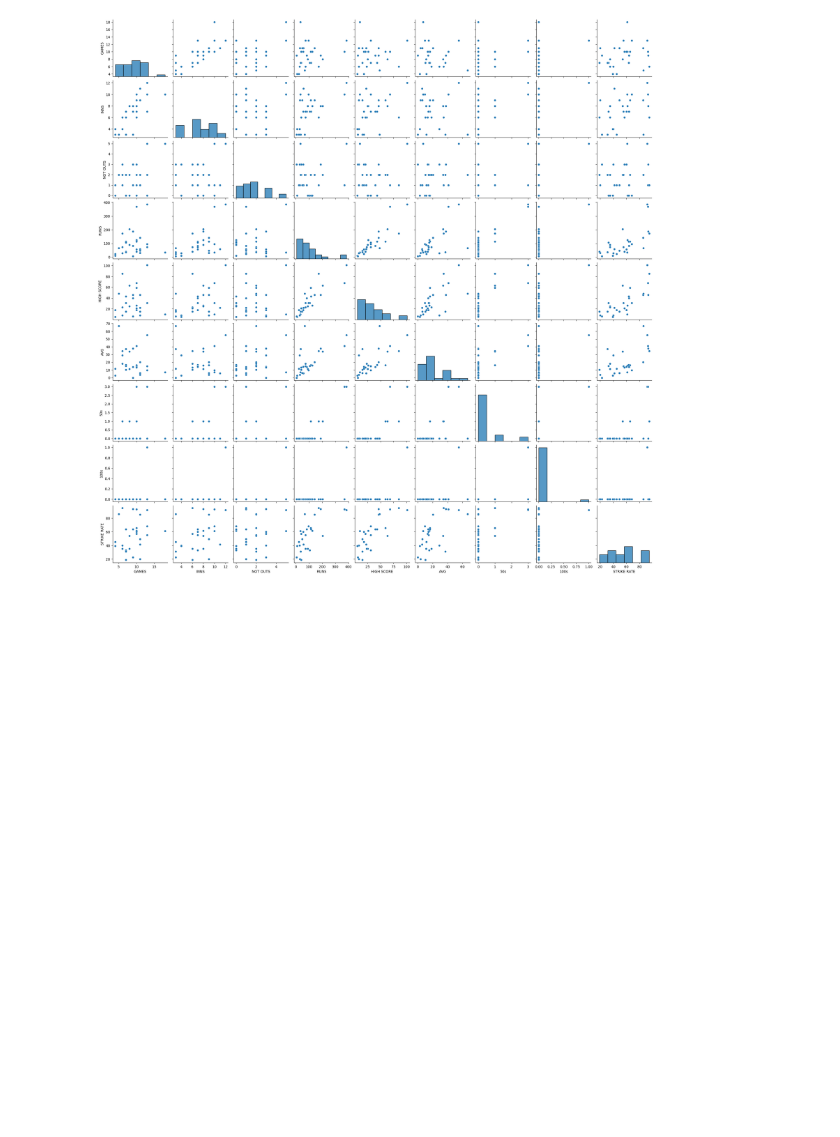
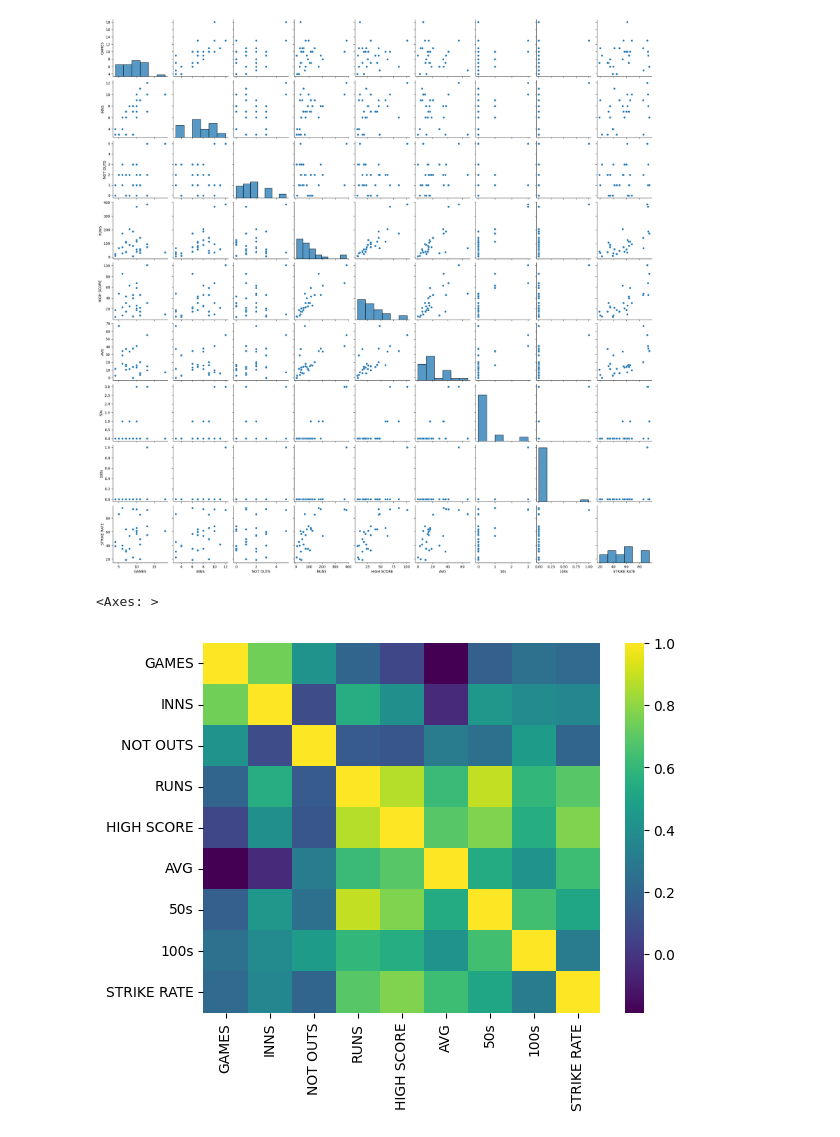
Before and after one commit to TobyDaines/GCCC-Player-Stats-Database, a Jupyter notebook: All Players.ipynb, the cells around one changed output. Drawn from its saved outputs; the diff is of its cells as text; code cells hidden in the pictures; blank space fills up the shorter version.

```diff
--- a/All Players.ipynb
+++ b/All Players.ipynb
@@ -137,3 +141,9 @@ sns.pairplot(numeric_df)
 # %% [output]
 <seaborn.axisgrid.PairGrid at 0x...>
 [figure]
+# %%
+correlation = numeric_df.corr()
+sns.heatmap(correlation, cmap="viridis")
+# %% [output]
+<Axes: >
+[figure, added]
```
Also changed, not shown: parts of 2 cells of this notebook.
